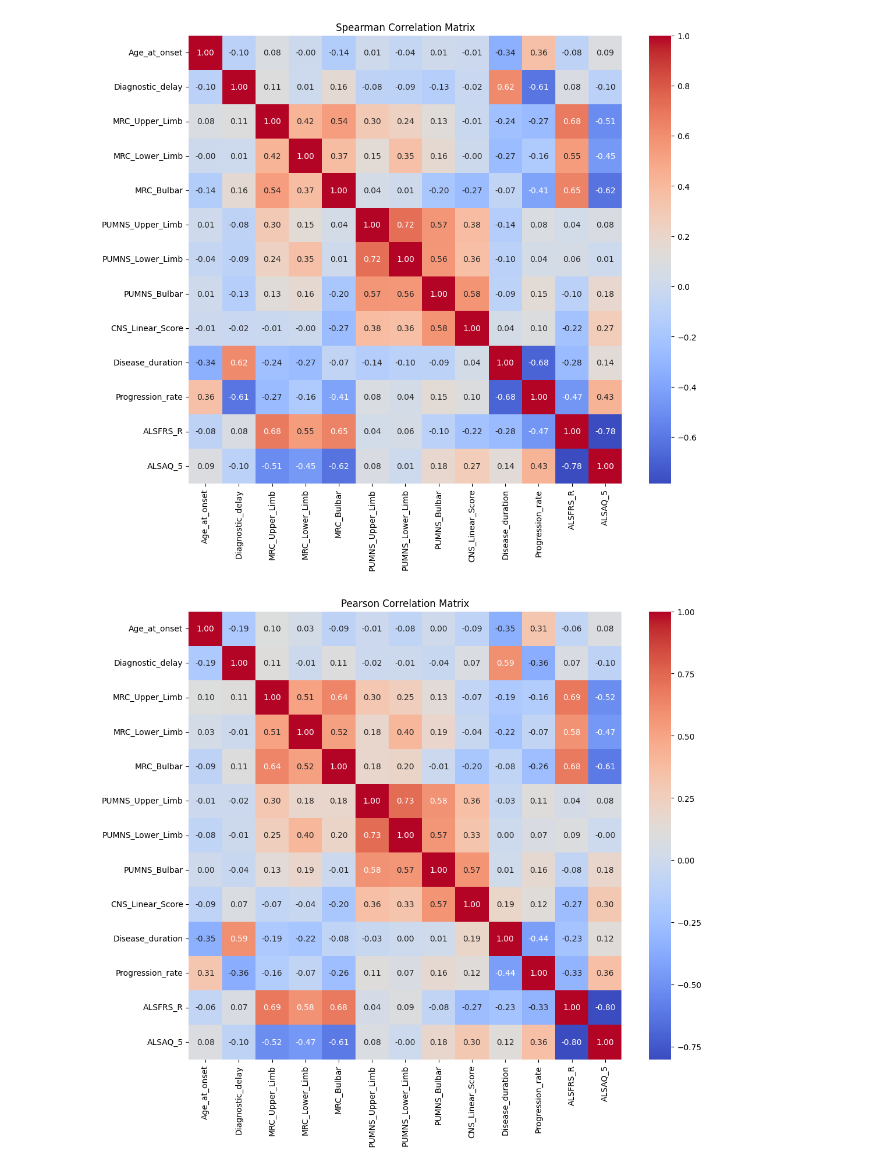
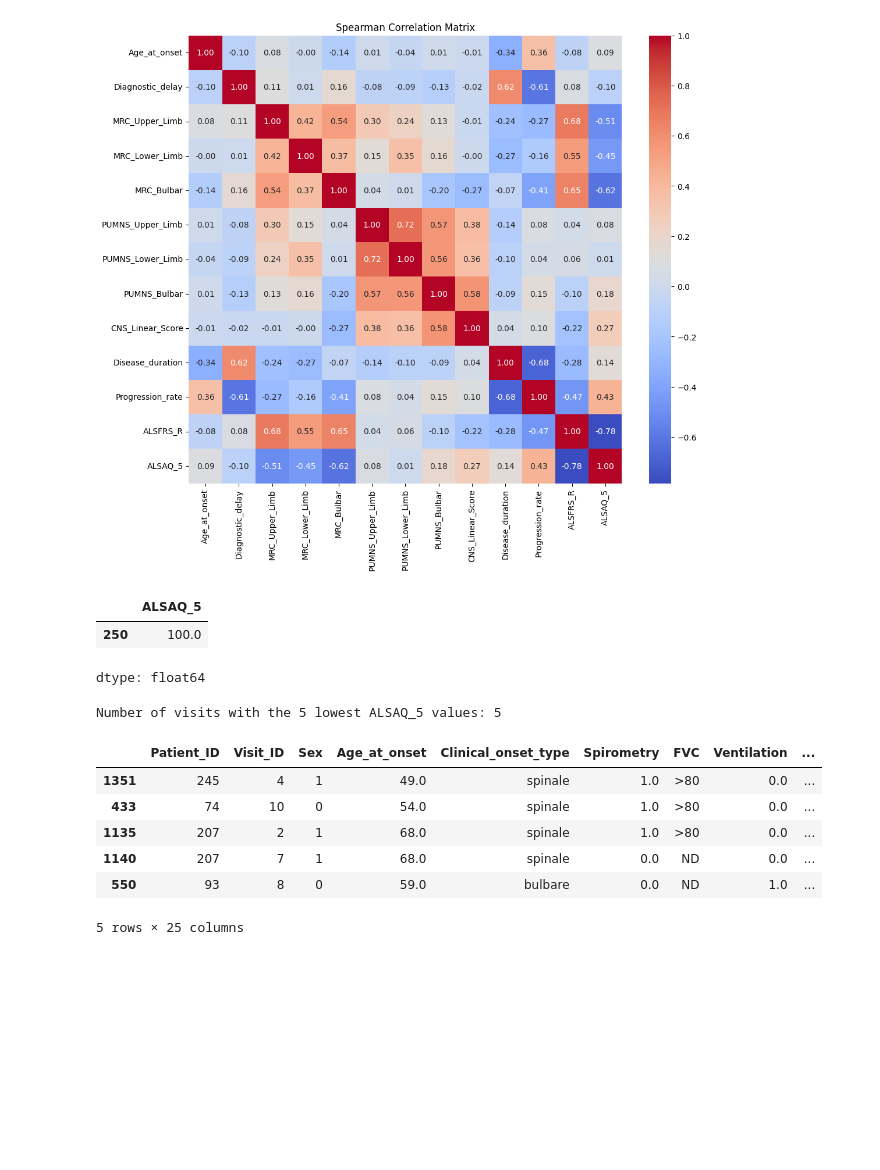
Before and after one commit to FaridRash/Advance-Statistical-Learnin--Semester-3, a Jupyter notebook: MH/PrePration.ipynb, the cells around one changed output. Saved outputs shown, nothing was run; the diff lists cells and outputs as text; code cells hidden in the pictures; blank space fills up the shorter version.

```diff
--- a/MH/PrePration.ipynb
+++ b/MH/PrePration.ipynb
@@ -102,13 +104,31 @@ plt.show()
 # %% [output]
 [figure]
-# %%
-variables_to_correlate = ['Age_at_onset', 'Diagnostic_delay', 'MRC_Upper_Limb', 'MRC_Lower_Limb', 'MRC_Bulbar', 'PUMNS_Upper_Limb', 'PUMNS_Lower_Limb', 'PUMNS_Bulbar', 'CNS_Linear_Score', 'Disease_duration', 'Progression_rate', 'ALSFRS_R', 'ALSAQ_5']
-
-correlation_matrix_pearson = df[variables_to_correlate].corr(method='pearson')
-
-plt.figure(figsize=(12, 10))
-sns.heatmap(correlation_matrix_pearson, annot=True, cmap='coolwarm', fmt=".2f")
-plt.title('Pearson Correlation Matrix')
-plt.show()
-# %% [output]
-[figure, removed]
+# %%
+alsaq5_visit_34 = df[df['Visit_ID'] == 34]['ALSAQ_5']
+display(alsaq5_visit_34)
+# %% [output]
+|  | ALSAQ_5 |
+| 250 | 100.0 |
+dtype: float64
+# %%
+# Sort the DataFrame by 'ALSAQ_5' in ascending order
+df_sorted_alsaq5 = df.sort_values(by='ALSAQ_5', ascending=True)
+
+# Get the top 5 lowest ALSAQ_5 values
+lowest_5_alsaq5 = df_sorted_alsaq5.head(5)
+
+# Display the number of visits with the 5 lowest ALSAQ_5 values
+num_visits_lowest_5 = len(lowest_5_alsaq5)
+print(f"Number of visits with the 5 lowest ALSAQ_5 values: {num_visits_lowest_5}")
+
+# Optionally, display the visits with the 5 lowest ALSAQ_5 values
+display(lowest_5_alsaq5)
+# %% [output]
+Number of visits with the 5 lowest ALSAQ_5 values: 5
+|  | Patient_ID | Visit_ID | Sex | Age_at_onset | Clinical_onset_type | Spirometry | FVC | Ventilation | ... |
+| 1351 | 245 | 4 | 1 | 49.0 | spinale | 1.0 | >80 | 0.0 | ... |
+| 433 | 74 | 10 | 0 | 54.0 | spinale | 1.0 | >80 | 0.0 | ... |
+| 1135 | 207 | 2 | 1 | 68.0 | spinale | 1.0 | >80 | 0.0 | ... |
+| 1140 | 207 | 7 | 1 | 68.0 | spinale | 0.0 | ND | 0.0 | ... |
+| 550 | 93 | 8 | 0 | 59.0 | bulbare | 0.0 | ND | 1.0 | ... |
+5 rows × 25 columns
```
Also changed, not shown: parts of 3 cells of this notebook.
